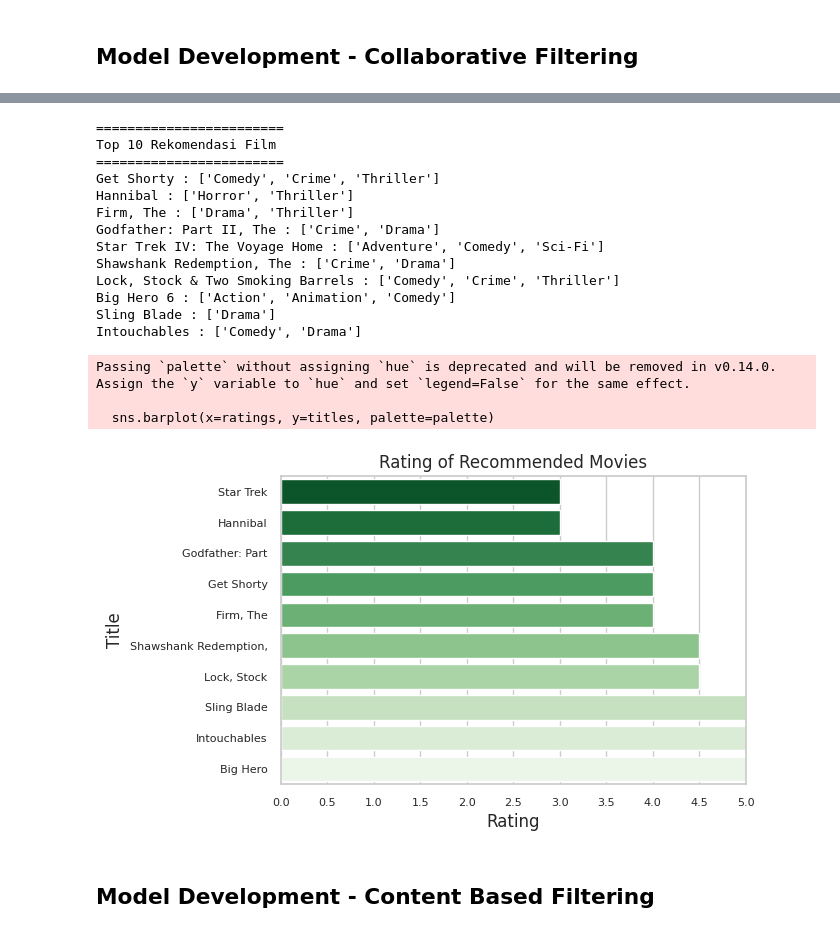
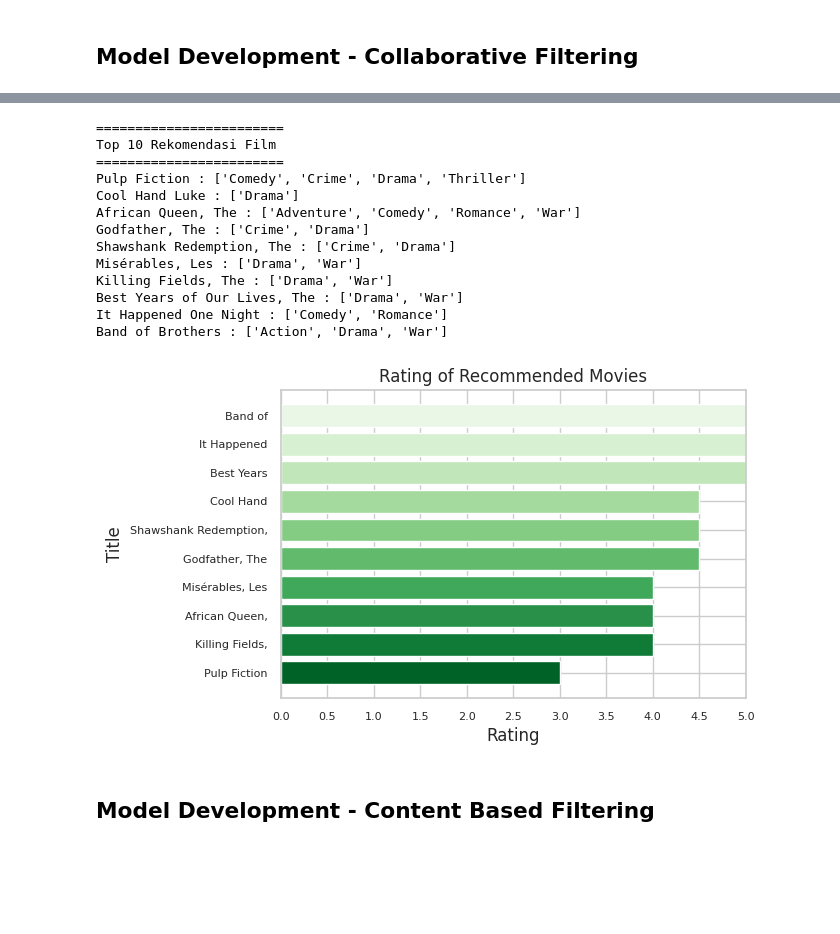
Before and after one commit to LuqmanXHakim/system-recommendation-movies, a Jupyter notebook: sistem_rekomendasi_movie.ipynb, the cells around one changed output, grey strips where cells are left out. Drawn from its saved outputs; the diff is of its cells as text; code cells hidden in the pictures; blank space fills up the shorter version.

```diff
--- a/sistem_rekomendasi_movie.ipynb
+++ b/sistem_rekomendasi_movie.ipynb
@@ -544,21 +535,29 @@ Tahap pengembangan model machine learning atau modeling sistem rekomendasi dilak
 # %% [markdown]
 ## Model Development - Collaborative Filtering
 # %%
-user_id = movie_rating.userId.sample(1).iloc[0]
+user_id = movie_rating['userId'].sample(1, random_state=42).iloc[0]
 
-movies_watched = movie_rating[movie_rating.userId == user_id]
+movies_watched_ids = movie_rating[movie_rating['userId'] == user_id]['movieId'].values
 
-movies_notwatched = movie_rating[~movie_rating["movieId"].isin(movies_watched.movieId.values)]["movieId"]
-movies_notwatched = list(set(movies_notwatched).intersection(set(movie_encoded.keys())))
-movies_notwatched = [[movie_encoded.get(x)] for x in movies_notwatched]
+all_movie_ids = set(movie_encoded.keys())
+
+movies_notwatched_ids = list(all_movie_ids - set(movies_watched_ids))
 
 user_encoder = user_encoded.get(user_id)
-user_movie_array = np.hstack(([[user_encoder]] * len(movies_notwatched), movies_notwatched))
 
-ratings = model.predict(user_movie_array).flatten()
-top_ratings_indices = ratings.argsort()[-10:][::-1]
+user_tensor = tf.constant([user_encoder] * len(movies_notwatched_ids), dtype=tf.int32)
+
+movies_notwatched_encoded = [movie_encoded.get(movie_id) for movie_id in movies_notwatched_ids]
+movie_tensor = tf.constant(movies_notwatched_encoded, dtype=tf.int32)
+
+user_movie_array_tf = tf.stack([user_tensor, movie_tensor], axis=1)
+
+ratings_tf = model.predict(user_movie_array_tf).flatten()
+
+top_ratings_indices = np.argsort(ratings_tf)[-10:][::-1]
+
 recommended_movie_ids = [
-    movieencoded_.get(movies_notwatched[x][0]) for x in top_ratings_indices
+    movieencoded_.get(movies_notwatched_encoded[index]) for index in top_ratings_indices
 ]
 
 print("Tampilkan Rekomendasi Film untuk {} Penonton ".format(num_users))
@@ -593,7 +595,8 @@ print("====" * 6)
 
 recommended_movie_ids = []
 for x in top_ratings_indices:
-    movie_id = movieencoded_.get(movies_notwatched[x][0])
+    encoded_movie_id = movies_notwatched_encoded[x]
+    movie_id = movieencoded_.get(encoded_movie_id)
     if movie_id not in recommended_movie_ids:
         recommended_movie_ids.append(movie_id)
 
@@ -605,41 +608,44 @@ for index, row in recommended_movies.iterrows():
 ========================
 Top 10 Rekomendasi Film
 ========================
-Get Shorty : ['Comedy', 'Crime', 'Thriller']
-Hannibal : ['Horror', 'Thriller']
-Firm, The : ['Drama', 'Thriller']
-Godfather: Part II, The : ['Crime', 'Drama']
-Star Trek IV: The Voyage Home : ['Adventure', 'Comedy', 'Sci-Fi']
+Pulp Fiction : ['Comedy', 'Crime', 'Drama', 'Thriller']
+Cool Hand Luke : ['Drama']
+African Queen, The : ['Adventure', 'Comedy', 'Romance', 'War']
+Godfather, The : ['Crime', 'Drama']
 Shawshank Redemption, The : ['Crime', 'Drama']
-Lock, Stock & Two Smoking Barrels : ['Comedy', 'Crime', 'Thriller']
-Big Hero 6 : ['Action', 'Animation', 'Comedy']
-Sling Blade : ['Drama']
-Intouchables : ['Comedy', 'Drama']
+Misérables, Les : ['Drama', 'War']
+Killing Fields, The : ['Drama', 'War']
+Best Years of Our Lives, The : ['Drama', 'War']
+It Happened One Night : ['Comedy', 'Romance']
+Band of Brothers : ['Action', 'Drama', 'War']
 # %%
-rm = recommended_movies.groupby('title')['rating'].max()
-rt = rm.sort_values(ascending=False)
+recommended_movies_sorted = recommended_movies.sort_values(by='rating', ascending=False)
 
-titles = rt.index
-ratings = rt.values
+titles = recommended_movies_sorted['title']
+ratings = recommended_movies_sorted['rating']
+
 palette = sns.color_palette("Greens", n_colors=len(titles))
 
 plt.figure(figsize=(6, 4))
-sns.barplot(x=ratings, y=titles, palette=palette)
+
+plt.barh(titles, ratings, color=palette)
+
 plt.xlabel('Rating', fontsize=12)
 plt.ylabel('Title', fontsize=12)
 plt.title('Rating of Recommended Movies')
+
+# Invert the y-axis
 plt.gca().invert_yaxis()
+
 plt.xlim(0, 5)
 plt.xticks(np.arange(0, 5.5, 0.5), fontsize=8)
 
 y_axis_labels = [' '.join(title.split()[:2]) for title in titles]
 plt.yticks(range(len(titles)), y_axis_labels, fontsize=8)
+
 plt.show()
 # %% [output]
-Passing `palette` without assigning `hue` is deprecated and will be removed in v0.14.0. Assign the `y` variable to `hue` and set `legend=False` for the same effect.
-
-  sns.barplot(x=ratings, y=titles, palette=palette)
-[figure, old version]
+[figure, new version]
 # %% [markdown]
 ## Model Development - Content Based Filtering
 # %%
```
Also changed, not shown: parts of 14 cells of this notebook, 1 other file.
